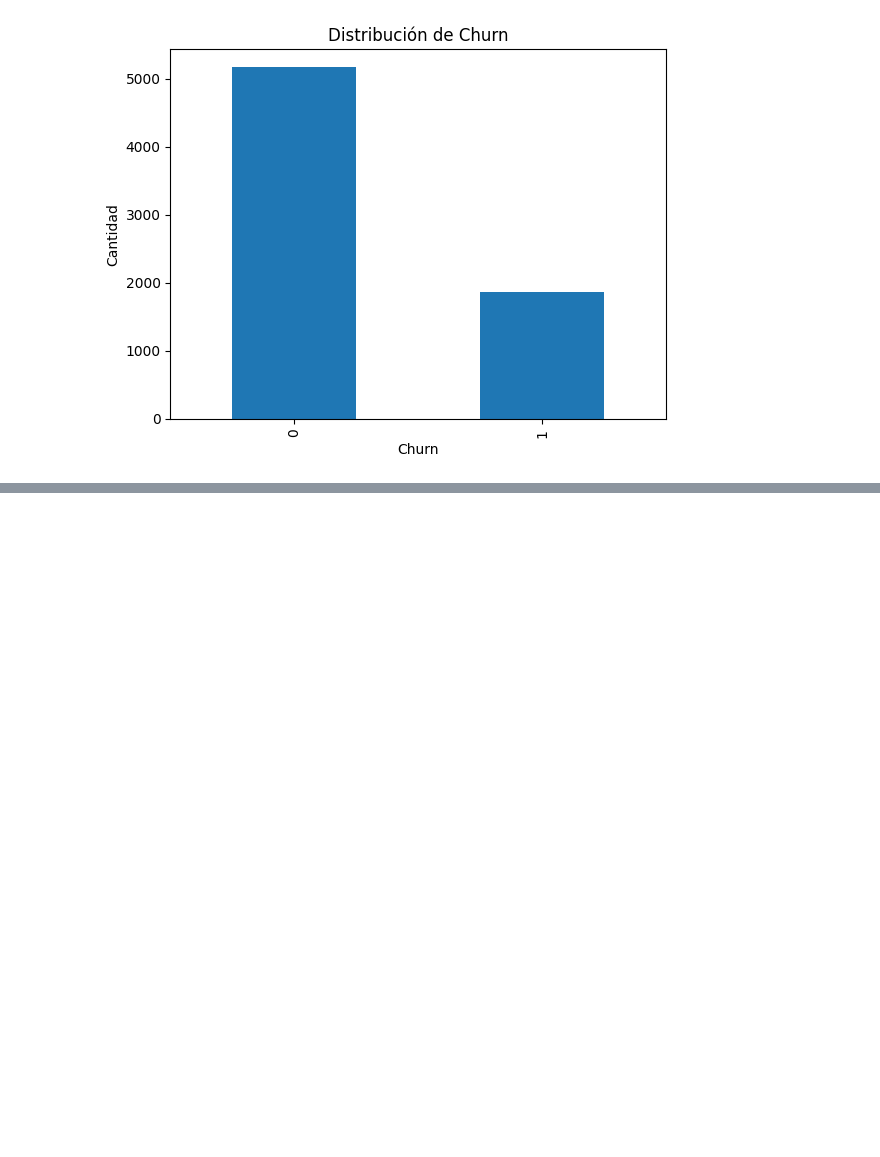
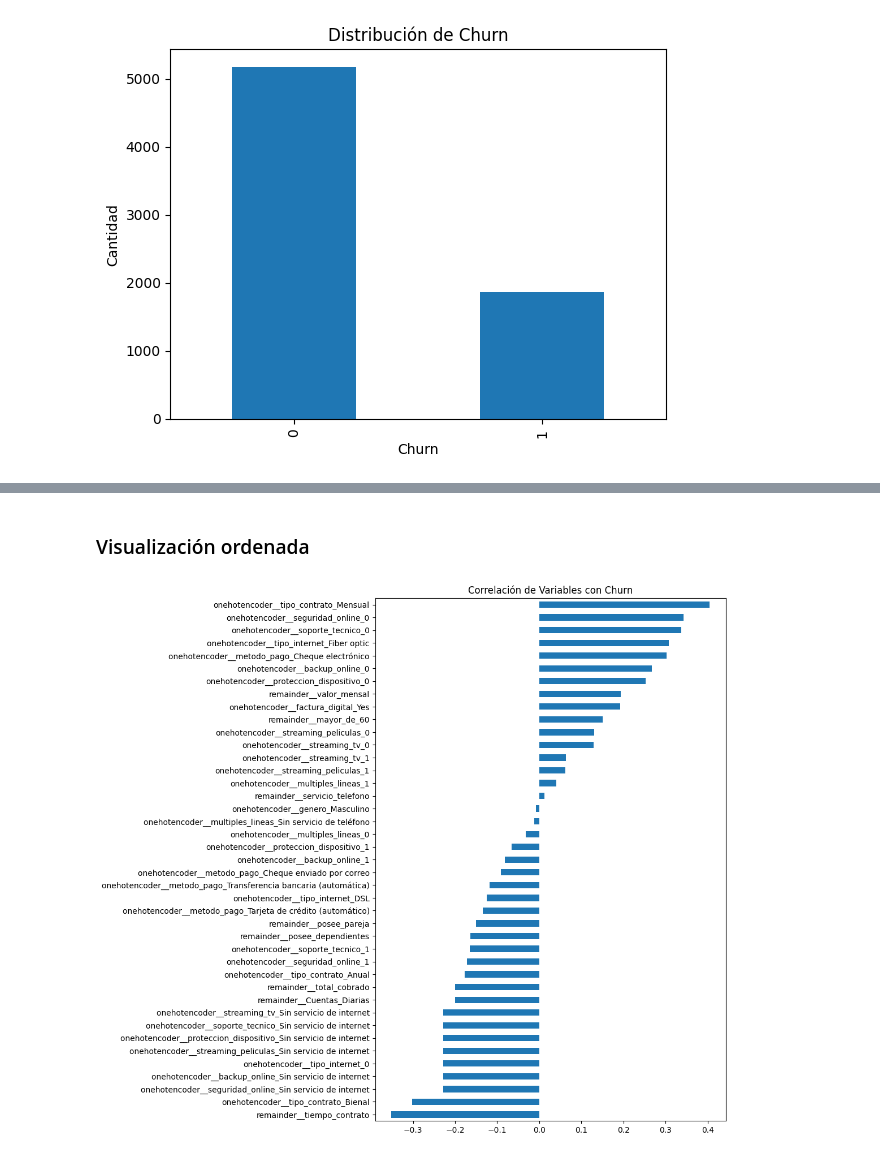
Before and after one commit to rocioivonneperezgonzalez-ship-it/Telecom-X-Parte-2-Predicci-n-de-Cancelaci-n-Churn-, a Jupyter notebook: Telecom_X_–_Parte_2_Predicción_de_Cancelación_(Churn).ipynb, the cells around one changed output, grey strips where cells are left out. Drawn from its saved outputs; the diff is of its cells as text; code cells hidden in the pictures; blank space fills up the shorter version.

```diff
--- a/Telecom_X_–_Parte_2_Predicción_de_Cancelación_(Churn).ipynb
+++ b/Telecom_X_–_Parte_2_Predicción_de_Cancelación_(Churn).ipynb
@@ -256,0 +357,4 @@ La variable objetivo presenta un desbalance moderado, con aproximadamente X% de
+# %%
+correlacion_churn = correlacion['Churn'].sort_values(ascending=False)
+
+correlacion_churn
@@ -256,0 +403,9 @@ La variable objetivo presenta un desbalance moderado, con aproximadamente X% de
+# %% [markdown]
+### Visualización ordenada
+# %%
+plt.figure(figsize=(8,12))
+correlacion_churn.drop('Churn').sort_values().plot(kind='barh')
+plt.title("Correlación de Variables con Churn")
+plt.show()
+# %% [output]
+[figure, added]
```
Also changed, not shown: parts of 38 cells of this notebook.
